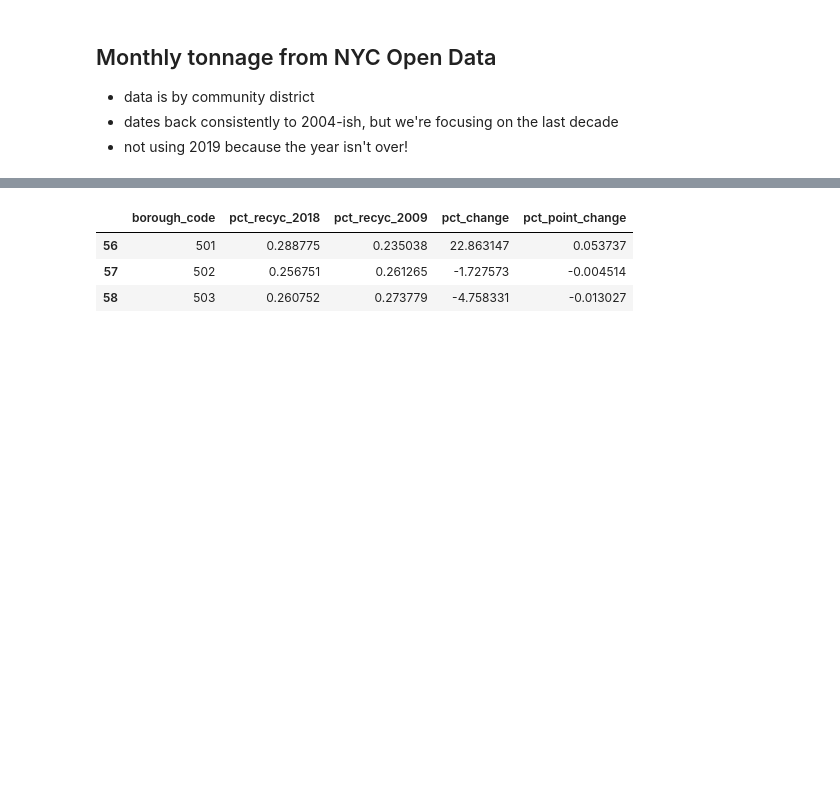
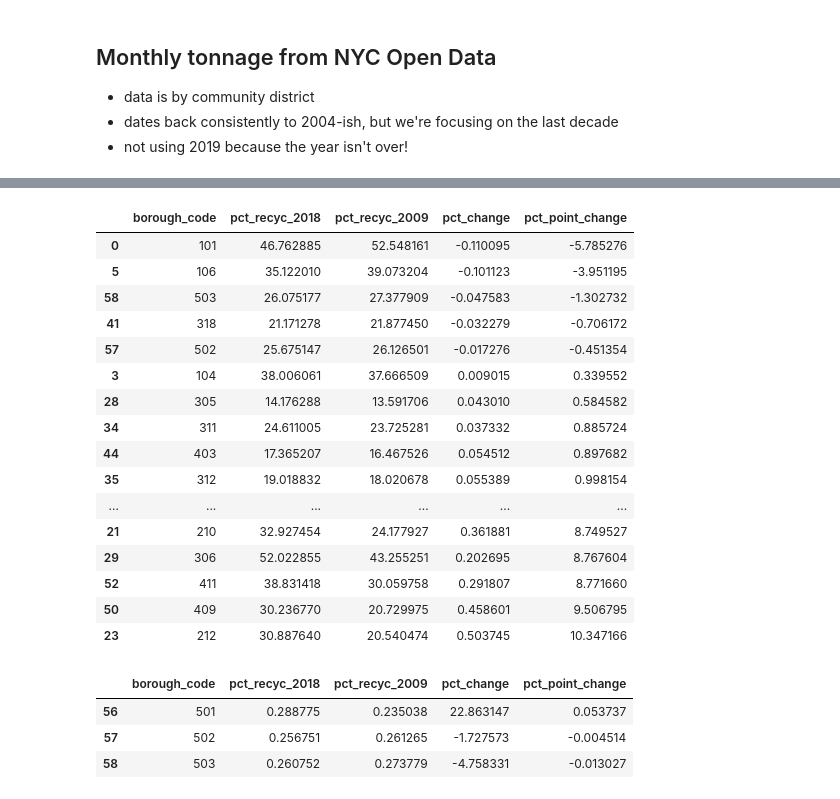
Before and after one commit to tongxuCai/NYC-recycling, a Jupyter notebook: src/data/NYC_Recycling_Sawyer.ipynb, the cells around one changed output, grey strips where cells are left out. Saved outputs shown, nothing was run; the diff lists cells and outputs as text; code cells hidden in the pictures; blank space fills up the shorter version.

```diff
--- a/src/data/NYC_Recycling_Sawyer.ipynb
+++ b/src/data/NYC_Recycling_Sawyer.ipynb
@@ -100,3 +119,24 @@ merged = merged.merge(df[['BOROUGH', 'borough_code']], on='borough_code')
+# %%
+bydist.sort_values('pct_point_change', ascending=
+True)
+# %% [output]
+|  | borough_code | pct_recyc_2018 | pct_recyc_2009 | pct_change | pct_point_change |
+| 0 | 101 | 46.762885 | 52.548161 | -0.110095 | -5.785276 |
+| 5 | 106 | 35.122010 | 39.073204 | -0.101123 | -3.951195 |
+| 58 | 503 | 26.075177 | 27.377909 | -0.047583 | -1.302732 |
+| 41 | 318 | 21.171278 | 21.877450 | -0.032279 | -0.706172 |
+| 57 | 502 | 25.675147 | 26.126501 | -0.017276 | -0.451354 |
+| 3 | 104 | 38.006061 | 37.666509 | 0.009015 | 0.339552 |
+| 28 | 305 | 14.176288 | 13.591706 | 0.043010 | 0.584582 |
+| 34 | 311 | 24.611005 | 23.725281 | 0.037332 | 0.885724 |
+| 44 | 403 | 17.365207 | 16.467526 | 0.054512 | 0.897682 |
+| 35 | 312 | 19.018832 | 18.020678 | 0.055389 | 0.998154 |
+| ... | ... | ... | ... | ... | ... |
+| 21 | 210 | 32.927454 | 24.177927 | 0.361881 | 8.749527 |
+| 29 | 306 | 52.022855 | 43.255251 | 0.202695 | 8.767604 |
+| 52 | 411 | 38.831418 | 30.059758 | 0.291807 | 8.771660 |
+| 50 | 409 | 30.236770 | 20.729975 | 0.458601 | 9.506795 |
+| 23 | 212 | 30.887640 | 20.540474 | 0.503745 | 10.347166 |
 # %%
 bydist[bydist.borough_code.str.contains(r'5..') == True]
 # %% [output]
```
Also changed, not shown: parts of 2 cells of this notebook, 28 other files.
